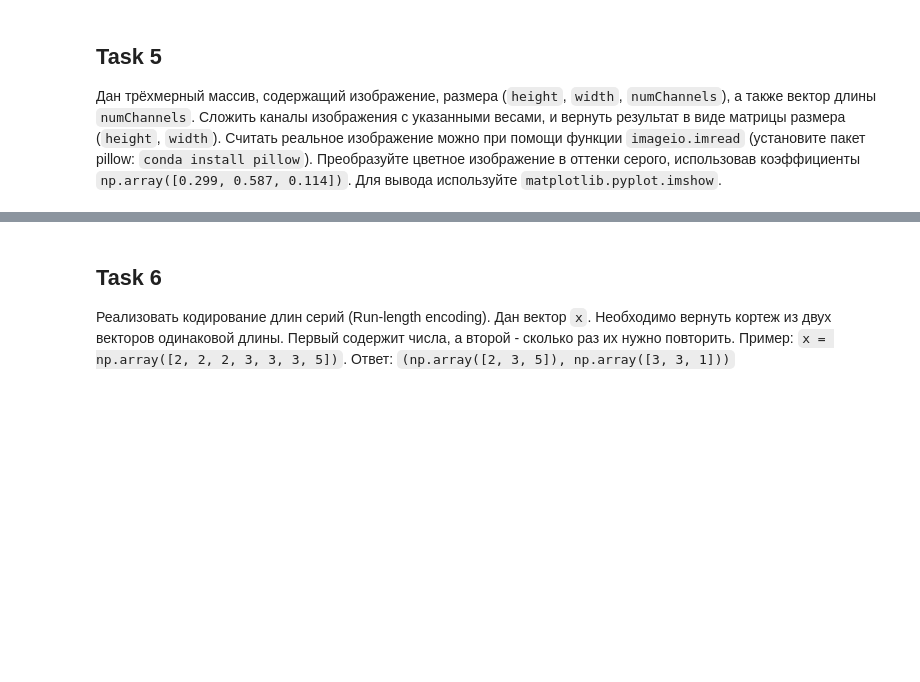
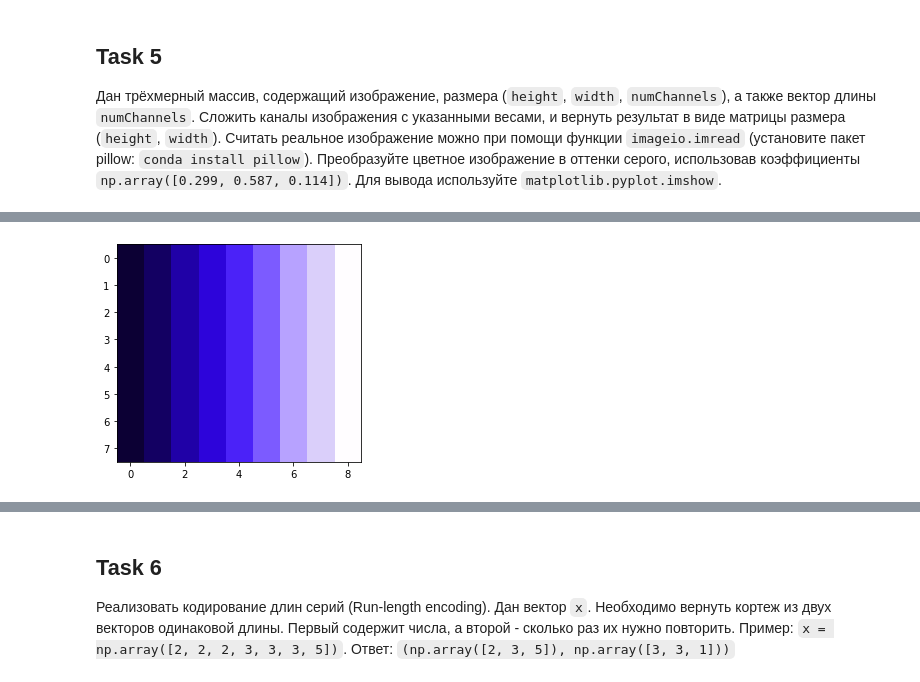
Before and after one commit to z4444a/ml-course, a Jupyter notebook: assignment_1.ipynb, the cells around one changed output, grey strips where cells are left out. Drawn from its saved outputs; the diff is of its cells as text; code cells hidden in the pictures; blank space fills up the shorter version.

```diff
--- a/assignment_1.ipynb
+++ b/assignment_1.ipynb
@@ -185,0 +256,3 @@ print(im_arr.shape)
+# %%
+im_arr_3 = imread('picture.jpg')
+print(im_arr_3.shape)
@@ -190,3 +269,7 @@ plt.imshow(im_arr);
+# %%
+plt.imshow(im_arr_3);
+# %% [output]
+[figure, added]
 # %%
 def task_5_slow(im_arr):
     gray_arr = np.zeros((im_arr.shape[0], im_arr.shape[1]), dtype='float64')
```
Also changed, not shown: parts of 21 cells of this notebook.
